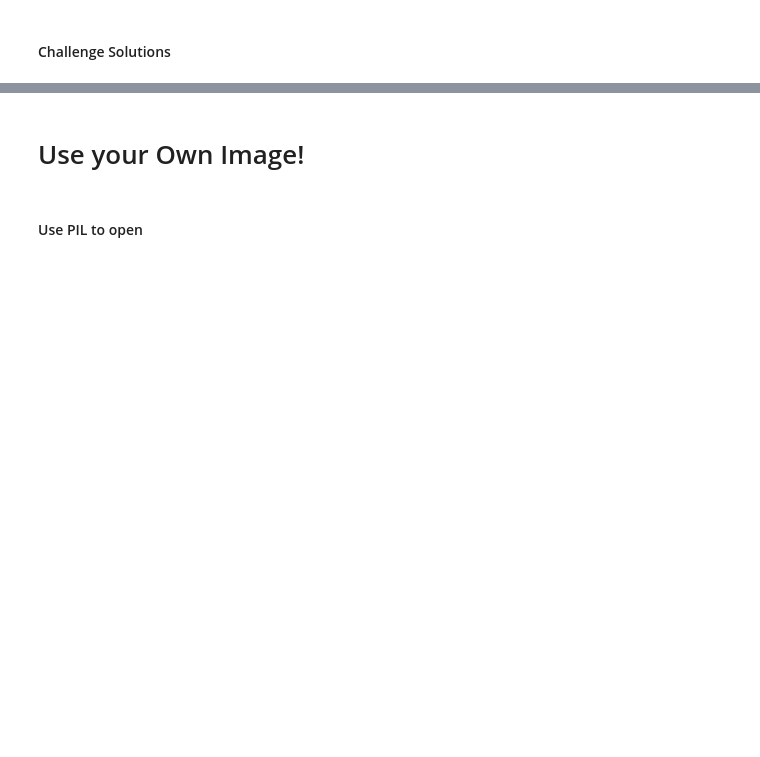
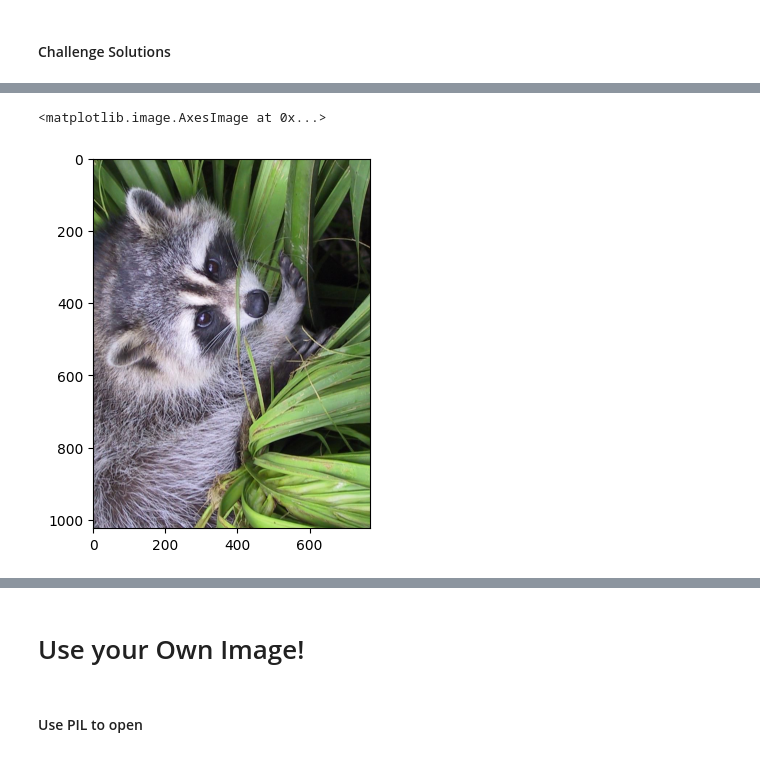
Before and after one commit to mekchou/100-Days-of-Code-Python, a Jupyter notebook: D77/Computation_with_NumPy_and_N_Dimensional_Arrays_(start).ipynb, the cells around one changed output, grey strips where cells are left out. Cells and saved outputs as stored; diff of their text form; code cells hidden in the pictures; blank space fills up the shorter version.

```diff
--- a/D77/Computation_with_NumPy_and_N_Dimensional_Arrays_(start).ipynb
+++ b/D77/Computation_with_NumPy_and_N_Dimensional_Arrays_(start).ipynb
@@ -252,0 +314,5 @@ grey_vals = np.array([0.2126, 0.7152, 0.0722])
+# %%
+plt.imshow(np.rot90(img))
+# %% [output]
+<matplotlib.image.AxesImage at 0x...>
+[figure, added]
```
Also changed, not shown: parts of 20 cells of this notebook.
